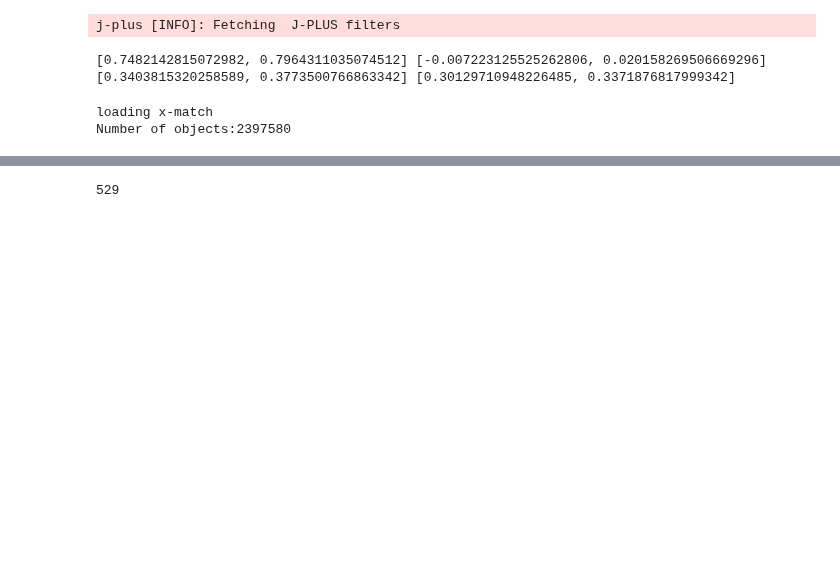
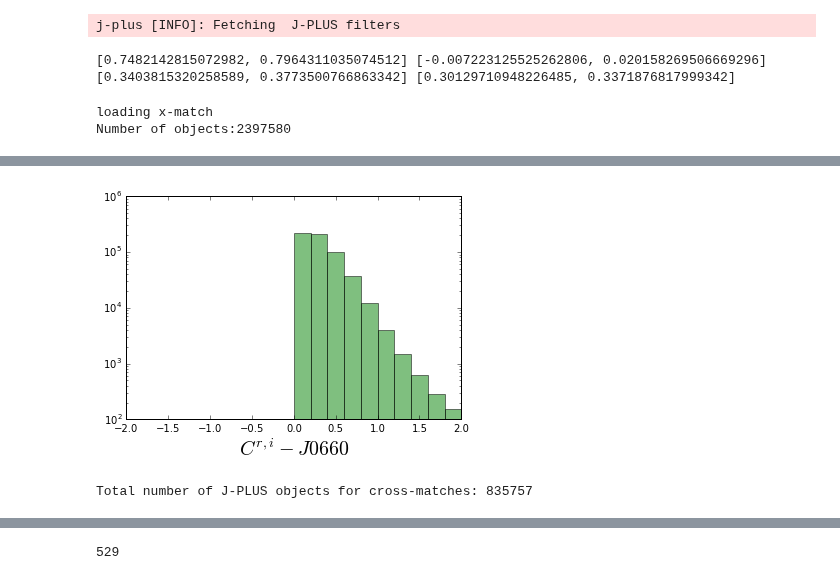
Before and after one commit to aaorsi/ELG_analysis, a Jupyter notebook: learn_ELGz.ipynb, the cells around one changed output, grey strips where cells are left out. Drawn from its saved outputs; the diff is of its cells as text; code cells hidden in the pictures; blank space fills up the shorter version.

```diff
--- a/learn_ELGz.ipynb
+++ b/learn_ELGz.ipynb
@@ -184,3 +172,34 @@ plt.show()
+# %%
+plt.hist(elg_cand['dm_j0660'], bins=20, color='green', alpha=0.5,range=[-2,2])
+
+
+plt.xlabel(r'$C^{r,i} - J0660$',fontsize=20)
+plt.xlim([-2,2])
+plt.legend()
+plt.yscale('log', nonposy='clip')
+# %% [output]
+[figure, added]
+# %%
+
+# Choose which base catalogue to use when constructing the dataset
+#dcat = gal_jplus
+suff = 'SDSS'
+
+dm = mtools.gen_3fm(gal_jplus['J0660'][:,0],
+                    gal_jplus['r'+suff][:,0], gal_jplus['g'+suff][:,0],
+                    Broad_NoLineName='gSDSS')
+
+mask = ((dm > 0) &
+        (gal_jplus['g'+suff][:,0] > 20) &
+        (gal_jplus['mask_flags_J0660'] == 0) &
+        (gal_jplus['single_detect_J0660'] != 0) &
+        (1./gal_jplus['J0660'][:,1] > 3))
+
+dcat = jplus.tools.select_object(gal_jplus, mask)
+
+print 'Total number of J-PLUS objects for cross-matches: %d'%len(dcat['tile_id'])
+# %% [output]
+Total number of J-PLUS objects for cross-matches: 835757
 # %%
 print 'Loading 3D-HST and DEEP2'
 # Loading 3D-HST and DEEP2 DR4 data
```
Also changed, not shown: parts of 18 cells of this notebook, 1 other file.
